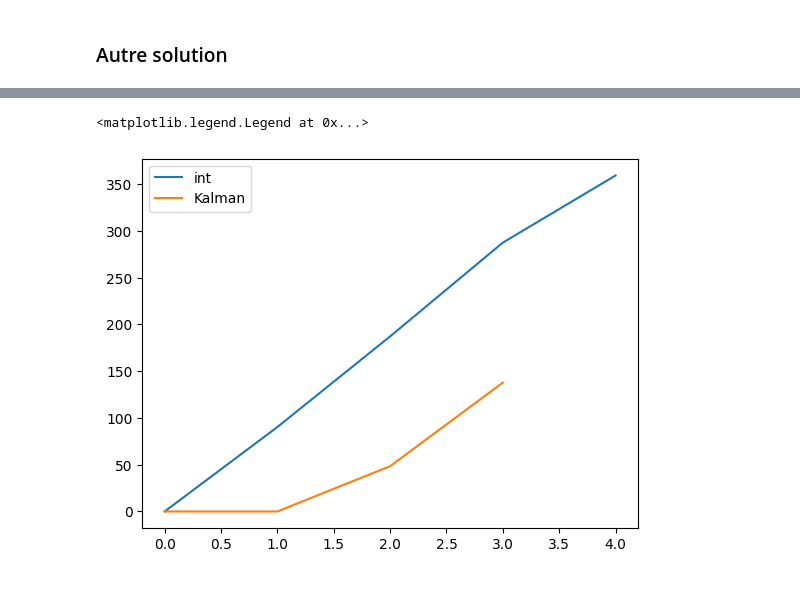
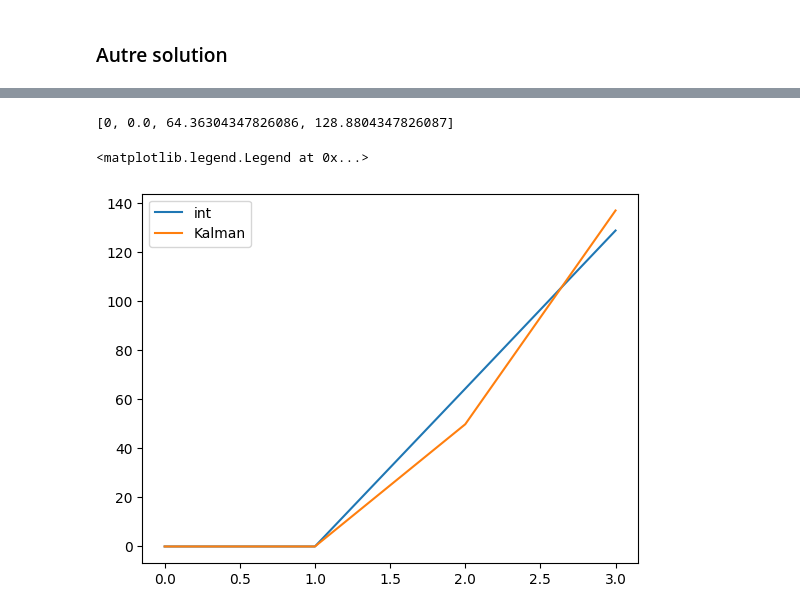
Before and after one commit to marinPh/mobileRobt38, a Jupyter notebook: test_controle.ipynb, the cells around one changed output, grey strips where cells are left out. Cells and saved outputs as stored; diff of their text form; code cells hidden in the pictures.

```diff
--- a/test_controle.ipynb
+++ b/test_controle.ipynb
@@ -169,16 +172,18 @@ plt.legend()
 # %%
 V = (Vrightdata + Vleftdata)/2
 Distance = [0]
 
-for i in range(len(V)):
+for i in range(len(V)-1):
     Distance.append(Distance[-1] + Ts*V[i])
+
+print(Distance)
+plt.plot(Distance, label="int")
+plt.plot(xdata, label="Kalman")
+plt.legend()
+# %% [output]
+[0, 0.0, 64.36304347826086, 128.8804347826087]
+<matplotlib.legend.Legend at 0x...>
+[figure, added]
-# %%
-plt.plot(Distance, label="int")
-plt.plot(xdata, label="Kalman")
-plt.legend()
-# %% [output]
-<matplotlib.legend.Legend at 0x...>
-[figure, removed]
 # %%
 plt.plot(V)
 # %% [output]
```
Also changed, not shown: parts of 26 cells of this notebook, 1 other file.
